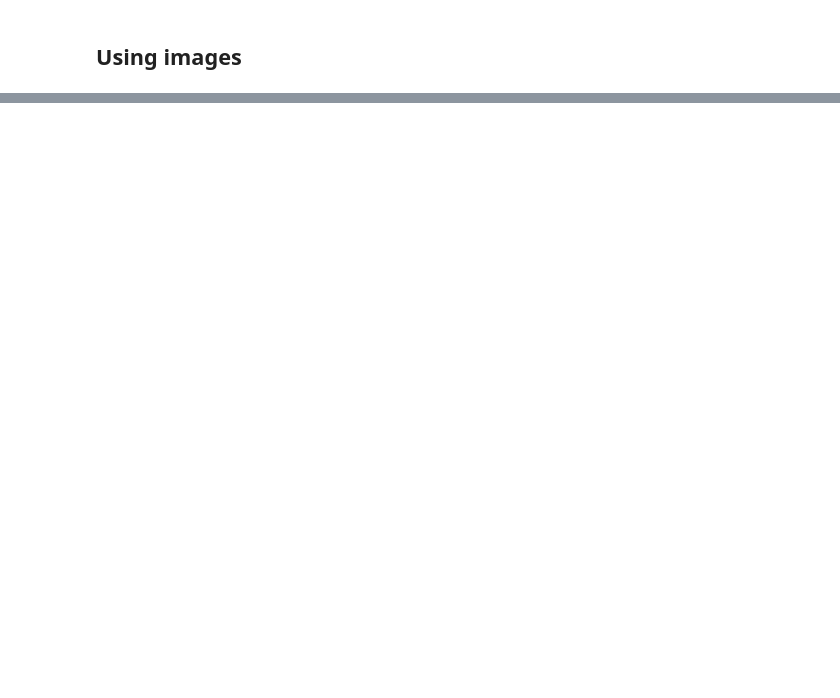
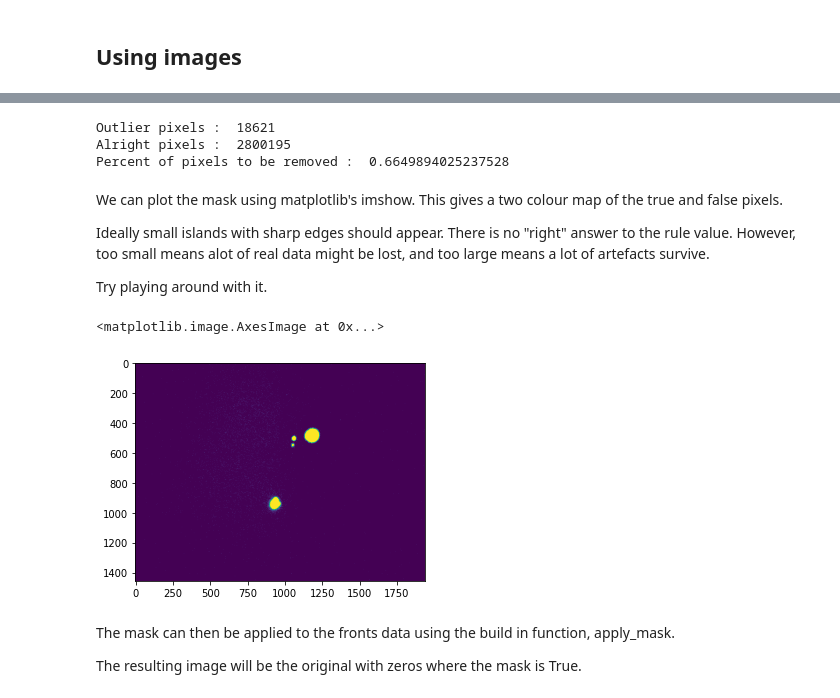
Before and after one commit to WolframAlp/williams_experiments_and_data_processing, a Jupyter notebook: max_electron_energy_analysis.ipynb, the cells around one changed output, grey strips where cells are left out. Drawn from its saved outputs; the diff is of its cells as text; code cells hidden in the pictures; blank space fills up the shorter version.

Commit message:
Threshold Analysis
Added more to threshold analysis and added missing files from last commit

```diff
--- a/max_electron_energy_analysis.ipynb
+++ b/max_electron_energy_analysis.ipynb
@@ -73,5 +87,6 @@ Start by importing and averaging all images with the same name
 # %%
-cur_dir = "E:\\EmissionEnergy_Data\\ThressholdExtraction\\images\\07THz_A_0_V_1490_1370_s2_10\\0\\"
+# cur_dir = "E:\\EmissionEnergy_Data\\ThressholdExtraction\\images\\07THz_A_0_V_1490_1370_s2_10\\0\\"
+cur_dir = "D:\\OneDrive - Danmarks Tekniske Universitet\\OneDrive\\Dokumenter\\DTU\\Terahertz\\PaperExperiments\\ThresholdData\\images\\07THz_A_0_V_1490_1370_s2_10\\reduced"
 
 images = ImageSeries(others=cur_dir)
 # %% [output]
@@ -84,0 +107,4 @@ Averaged images saved to folder:  E:\EmissionEnergy_Data\ThressholdExtraction\im
+# %%
+backs = {name : images.others[name] for name in images.others_names if "pos_90" in name}
+fronts = {name : images.others[name] for name in images.others_names if "pos_0" in name}
+images.subtract_backgrounds(backs)
@@ -84,0 +118,9 @@ Averaged images saved to folder:  E:\EmissionEnergy_Data\ThressholdExtraction\im
+# %%
+means, stds = 0,0
+for name, image in backs.items():
+    stds += image.data.std()
+    means += image.data.mean()
+stds /= len(backs)
+means /= len(backs)
+print(f"Mean std value for background : {stds}")
+print(f"Mean mean value for background : {means}")
@@ -84,0 +137,29 @@ Averaged images saved to folder:  E:\EmissionEnergy_Data\ThressholdExtraction\im
+# %%
+rule_value = 1.5
+
+mask = np.zeros(backs[list(backs)[0]].data.shape, dtype=bool)
+for name, image in backs.items():
+    im_mean = image.data.mean() * rule_value
+    mask[image.data > im_mean] = True
+print("Outlier pixels : ", np.sum(mask))
+print("Alright pixels : ", np.sum(~mask))
+print("Percent of pixels to be removed : ", np.sum(mask)/np.sum(~mask)*100)
+# %% [output]
+Outlier pixels :  18621
+Alright pixels :  2800195
+Percent of pixels to be removed :  0.6649894025237528
+# %% [markdown]
+We can plot the mask using matplotlib's imshow. This gives a two colour map of the true and false pixels.
+
+Ideally small islands with sharp edges should appear. There is no "right" answer to the rule value. However, too small means alot of real data might be lost, and too large means a lot of artefacts survive.
+
+Try playing around with it.
+# %%
+plt.imshow(mask)
+# %% [output]
+<matplotlib.image.AxesImage at 0x...>
+[figure, added]
+# %% [markdown]
+The mask can then be applied to the fronts data using the build in function, apply_mask.
+
+The resulting image will be the original with zeros where the mask is True.
```
Also changed, not shown: parts of 28 cells of this notebook, 3 other files.
